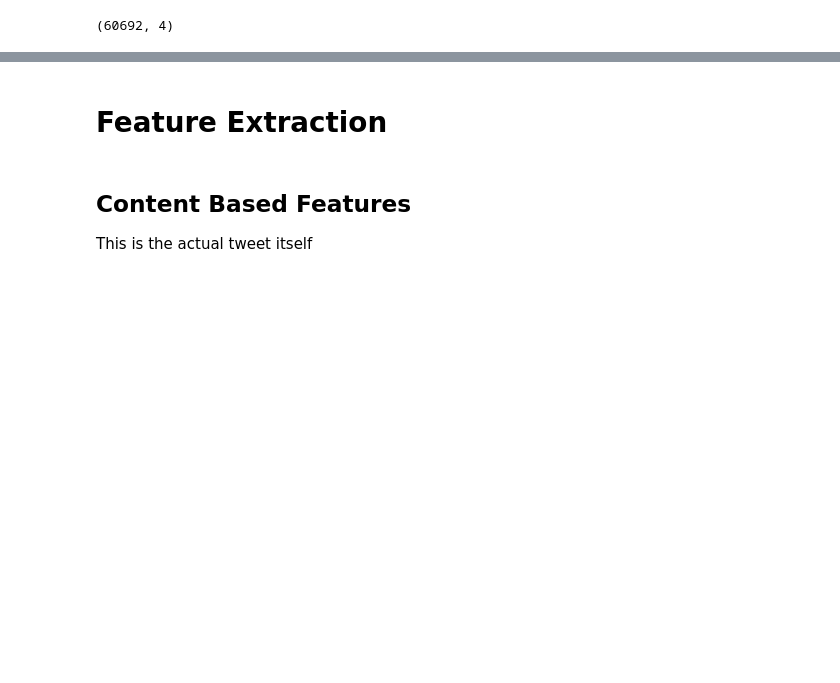
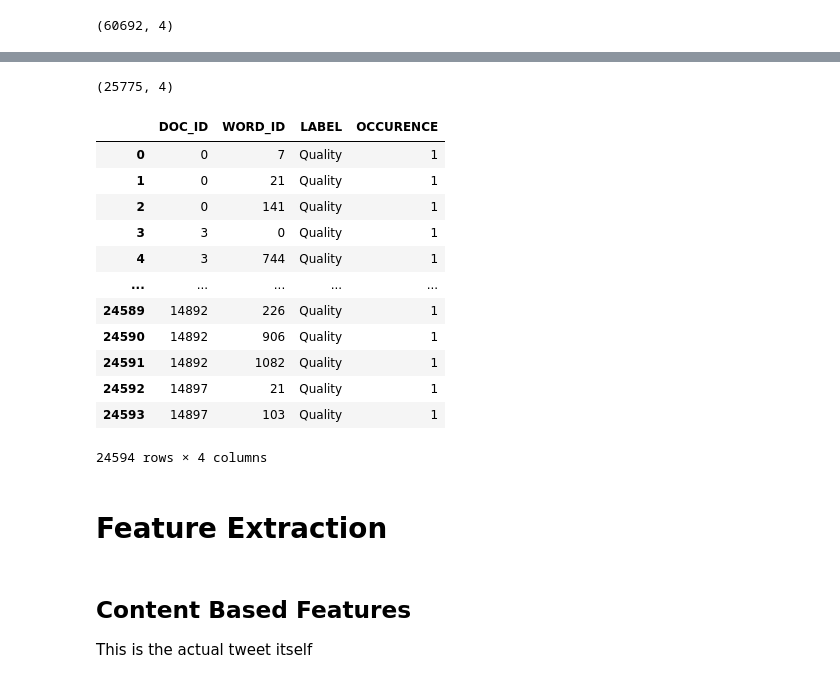
Before and after one commit to AlexHappyCode/CSC845-twitter-spam-detection, a Jupyter notebook: alex/main.ipynb, the cells around one changed output, grey strips where cells are left out. Drawn from its saved outputs; the diff is of its cells as text; code cells hidden in the pictures; blank space fills up the shorter version.

```diff
--- a/alex/main.ipynb
+++ b/alex/main.ipynb
@@ -449,0 +449,21 @@ sparse_train_df
+# %%
+sparse_test_df.shape
+# %% [output]
+(25775, 4)
+# %%
+#test_grouped = sparse_test_df.groupby(['DOC_ID', 'WORD_ID', 'LABEL']).sum().reset_index()
+test_grouped
+# %% [output]
+|  | DOC_ID | WORD_ID | LABEL | OCCURENCE |
+| 0 | 0 | 7 | Quality | 1 |
+| 1 | 0 | 21 | Quality | 1 |
+| 2 | 0 | 141 | Quality | 1 |
+| 3 | 3 | 0 | Quality | 1 |
+| 4 | 3 | 744 | Quality | 1 |
+| ... | ... | ... | ... | ... |
+| 24589 | 14892 | 226 | Quality | 1 |
+| 24590 | 14892 | 906 | Quality | 1 |
+| 24591 | 14892 | 1082 | Quality | 1 |
+| 24592 | 14897 | 21 | Quality | 1 |
+| 24593 | 14897 | 103 | Quality | 1 |
+24594 rows × 4 columns
```
Also changed, not shown: parts of 10 cells of this notebook.
